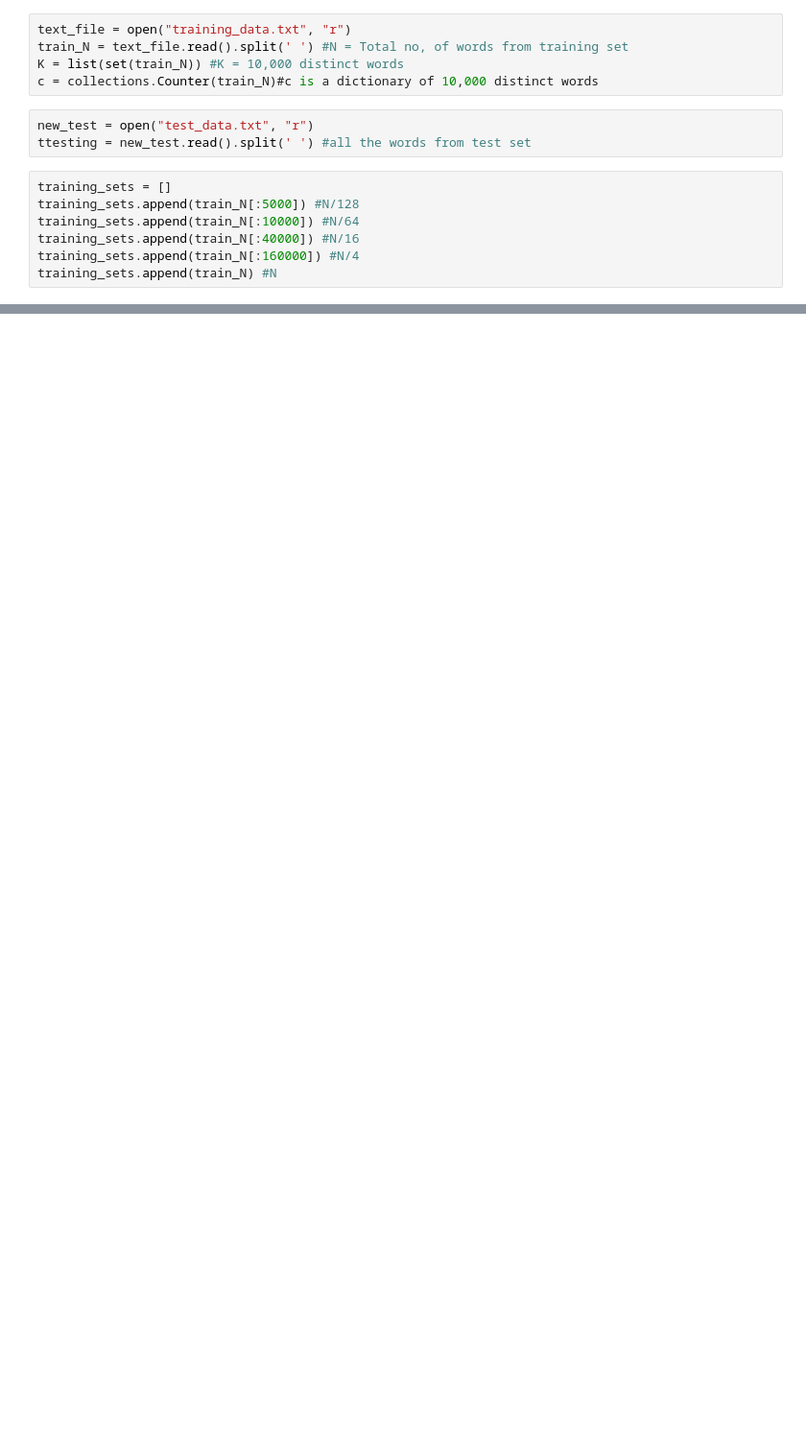
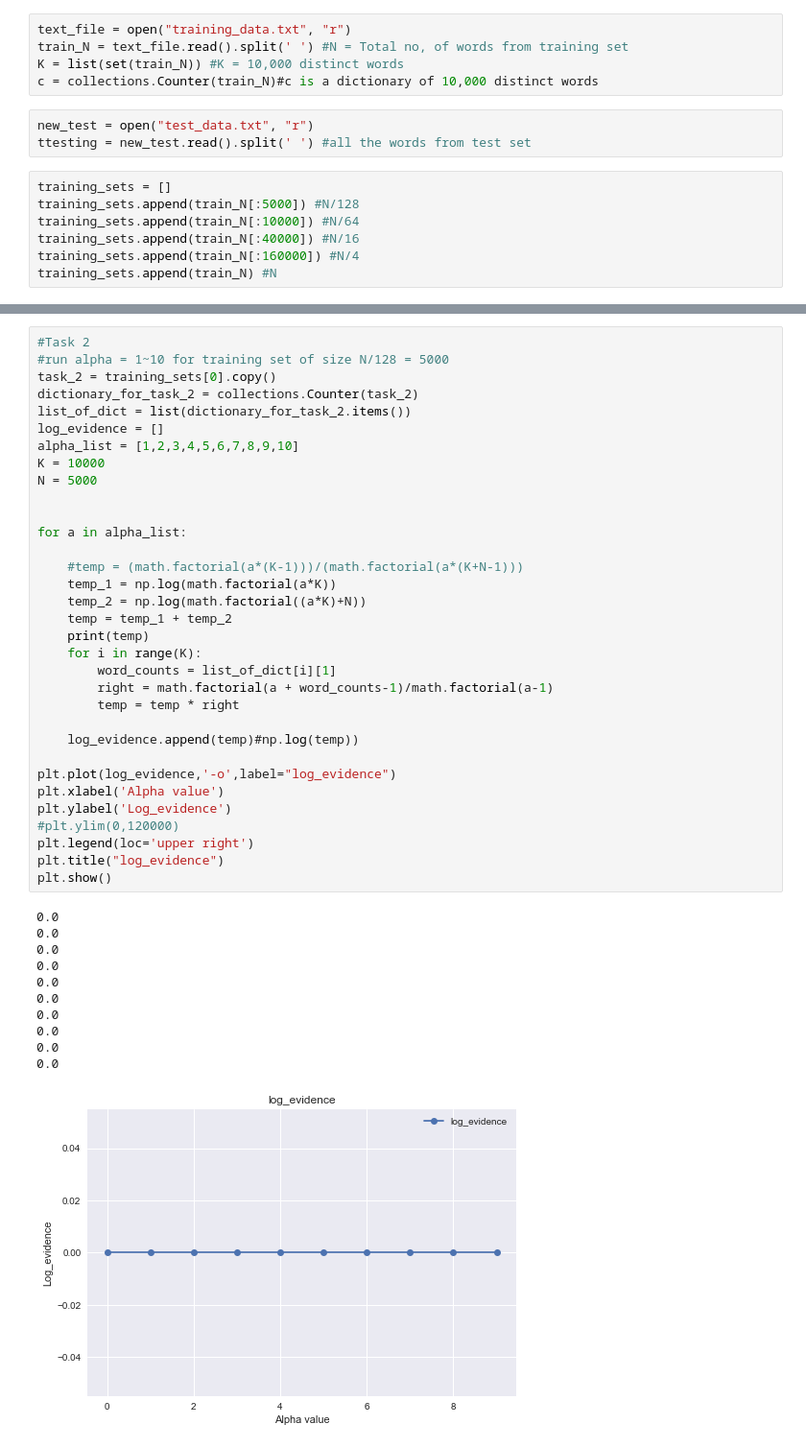
Before and after one commit to esmeliu95/MLE-MAP-estimate, a Jupyter notebook: workingyo.ipynb, the cells around one changed output, grey strips where cells are left out. Shown: that part at 96% size. Cells and saved outputs as stored; diff of their text form; blank space fills up the shorter version.

```diff
--- a/workingyo.ipynb
+++ b/workingyo.ipynb
@@ -153,0 +144,45 @@ training_p  [3441.0784246182743, 5208.625393009375, 7639.154287497914, 8304.5127
+# %%
+#Task 2
+#run alpha = 1~10 for training set of size N/128 = 5000
+task_2 = training_sets[0].copy()
+dictionary_for_task_2 = collections.Counter(task_2)
+list_of_dict = list(dictionary_for_task_2.items())
+log_evidence = []
+alpha_list = [1,2,3,4,5,6,7,8,9,10]
+K = 10000
+N = 5000
+
+
+for a in alpha_list:
+
+    #temp = (math.factorial(a*(K-1)))/(math.factorial(a*(K+N-1)))
+    temp_1 = np.log(math.factorial(a*K))
+    temp_2 = np.log(math.factorial((a*K)+N))
+    temp = temp_1 + temp_2
+    print(temp)
+    for i in range(K):
+        word_counts = list_of_dict[i][1]
+        right = math.factorial(a + word_counts-1)/math.factorial(a-1)
+        temp = temp * right
+
+    log_evidence.append(temp)#np.log(temp))
+
+plt.plot(log_evidence,'-o',label="log_evidence")
+plt.xlabel('Alpha value')
+plt.ylabel('Log_evidence')
+#plt.ylim(0,120000)
+plt.legend(loc='upper right')
+plt.title("log_evidence")
+plt.show()
+# %% [output]
+0.0
+0.0
+0.0
+0.0
+0.0
+0.0
+0.0
+0.0
+0.0
+0.0
+[figure, added]
```
Also changed, not shown: parts of 11 cells of this notebook.
